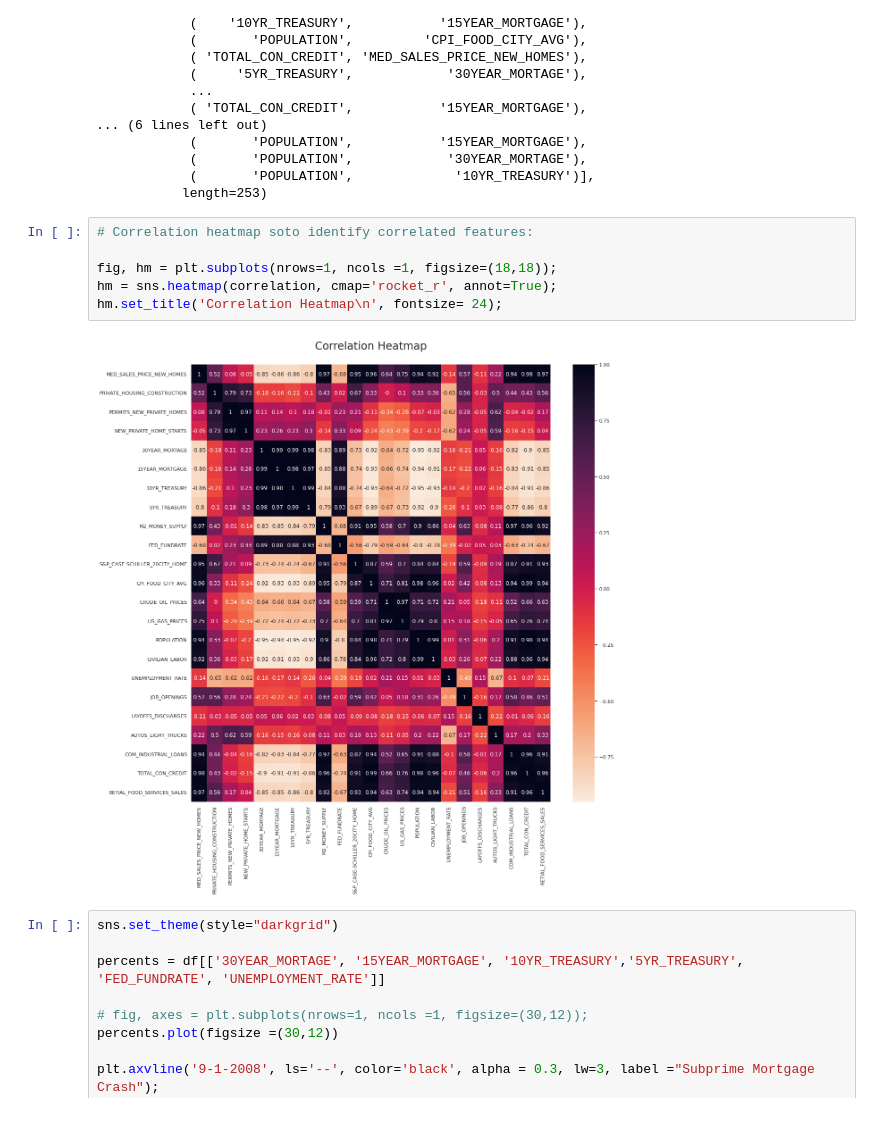
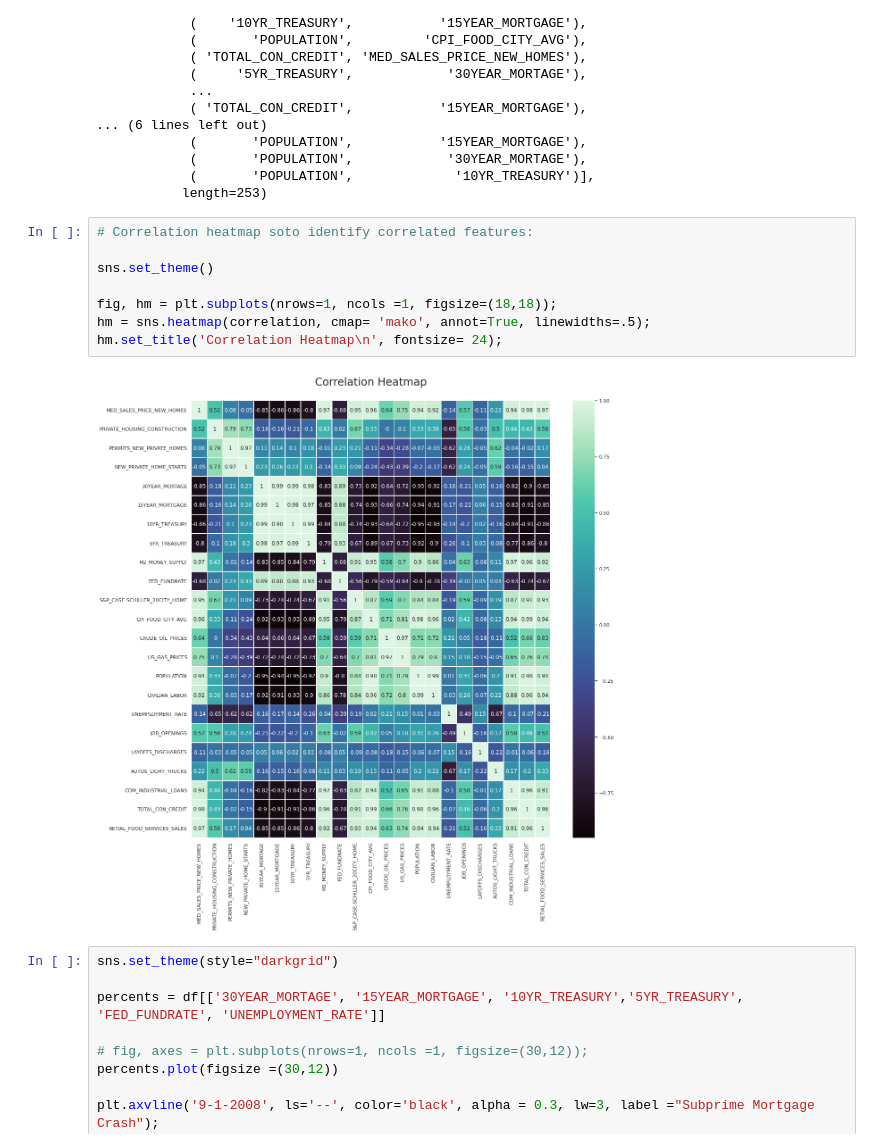
Before and after one commit to starkjones/US-Housing-Forecasting-w-FRED, a Jupyter notebook: US_Housing.ipynb, the cells around one changed output. Saved outputs shown, nothing was run; the diff lists cells and outputs as text.

```diff
--- a/US_Housing.ipynb
+++ b/US_Housing.ipynb
@@ -263,11 +263,13 @@ MultiIndex([( 'TOTAL_CON_CREDIT',         'CPI_FOOD_CITY_AVG'),
 # %%
 # Correlation heatmap soto identify correlated features:
 
+sns.set_theme()
+
 fig, hm = plt.subplots(nrows=1, ncols =1, figsize=(18,18));
-hm = sns.heatmap(correlation, cmap='rocket_r', annot=True);
+hm = sns.heatmap(correlation, cmap= 'mako', annot=True, linewidths=.5);
 hm.set_title('Correlation Heatmap\n', fontsize= 24);
 # %% [output]
-[figure, old version]
+[figure, new version]
 # %%
 sns.set_theme(style="darkgrid")
 
```
Also changed, not shown: parts of 3 cells of this notebook.
